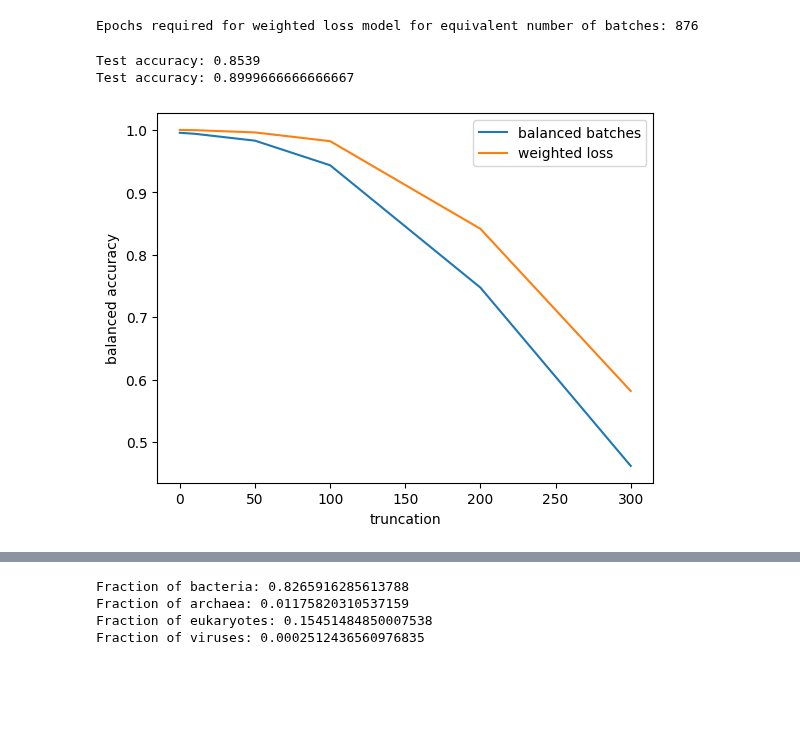
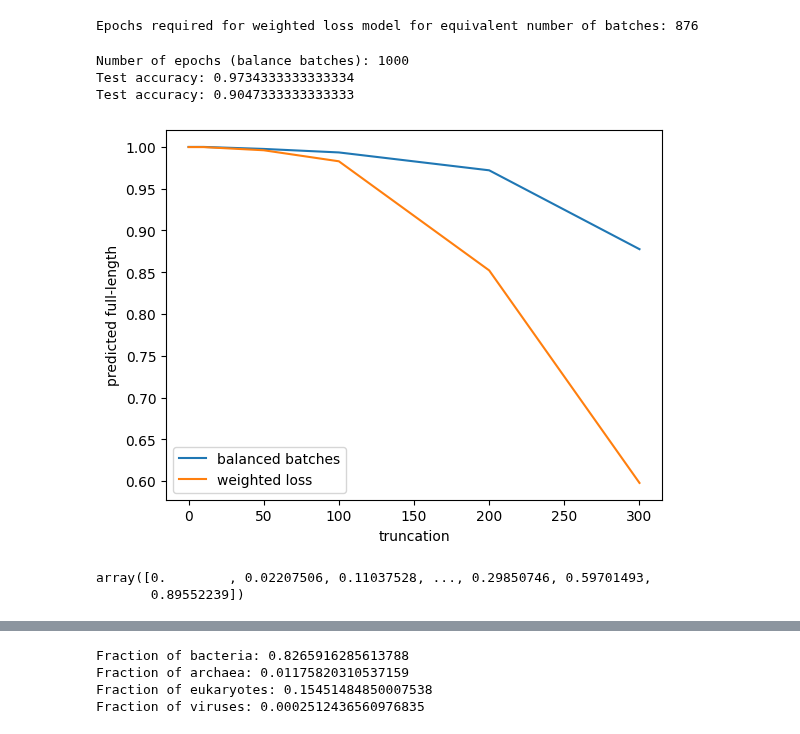
Before and after one commit to pipparichter/selenobot, a Jupyter notebook: notebooks/sandbox.ipynb, the cells around one changed output, grey strips where cells are left out. Drawn from its saved outputs; the diff is of its cells as text; code cells hidden in the pictures; blank space fills up the shorter version.

```diff
--- a/notebooks/sandbox.ipynb
+++ b/notebooks/sandbox.ipynb
@@ -34,0 +65,16 @@ SCRIPTS_DIR = os.path.join(ROOT_DIR, 'scripts') # Get the path where results are
+# %%
+sec_df = pd.read_csv(os.path.join(DATA_DIR, 'uniprot_sec.csv'))
+
+filtered_sec_df = []
+for row in sec_df.itertuples():
+    if type(row.non_terminal_residue) == str:
+        positions = row.non_terminal_residue.split(',')
+        if '1' not in positions:
+            filtered_sec_df.append(row)
+    elif np.isnan(row.non_terminal_residue):
+        filtered_sec_df.append(row)
+    else:
+        raise Exception('This shouldn\'t happen.')
+
+filtered_sec_df = pd.DataFrame(filtered_sec_df)
+print(len(filtered_sec_df), 'out of', len(sec_df), 'selenoproteins are OK to include.')
@@ -74,7 +179,8 @@ print('Mean truncation amount:', np.mean(truncation_amounts))
 
 # short_proteins_df = test_df[test_df.length < 100].sample(5000)
 # # print(len(short_proteins_df), 'sequences in the test dataset with length < 100')
-df = test_df[test_df.length > 300].sample(5000) # Down-sample to reduce computation.
+# df = test_df[test_df.length > 300].sample(5000) # Down-sample to reduce computation.
+df = sample(test_df, n=10000) # Down-sample to reduce computation.
 # print(len(longer_proteins_df), 'sequences in the test dataset with length > 300')
 
 trunc_df = []
@@ -84,13 +190,17 @@ for id_, row in zip(df.index, df.to_dict(orient='records', index=True)):
     trunc_df.append(row)
 
     seq = row['seq']
-    for n in [10, 50, 100, 200, 300]:
+    for r in 0.1 * np.arange(10):
         row = row.copy()
-        row['truncation'] = n
-        row['seq'] = seq[:-n]
-        row['id'] = id_ + f'[{n}]'
+        t = int(len(row['seq']) * r)
+        row['truncation_ratio'] = r
+        row['truncation_size'] = t
+        row['seq'] = seq[:-t]
+        row['id'] = id_ + f'[{int(r * 10)}%]'
         trunc_df.append(row)
 trunc_df = pd.DataFrame(trunc_df).set_index('id')
+
+print(f'\nWriting {len(trunc_df)} truncated sequences to {os.path.join(DATA_DIR, 'uniprot_truncated.csv')}')
 trunc_df.to_csv(os.path.join(DATA_DIR, 'uniprot_truncated.csv'))
 # %% [output]
 67068 full-length non-selenoproteins in the dataset.
@@ -125,32 +278,43 @@ print('Epochs required for weighted loss model for equivalent number of batches:
 Epochs required for weighted loss model for equivalent number of batches: 876
 # %%
 dataset = Dataset.from_hdf(os.path.join(DATA_DIR, 'uniprot_truncated.h5'), feature_type='plm')
-model_balance_batches = Classifier.load(os.path.join(MODELS_DIR, 'model_balance_batches_smaller.pkl'))
-model_weighted_loss = Classifier.load(os.path.join(MODELS_DIR, 'model_weighted_loss_smaller.pkl'))
+model_balance_batches = Classifier.load(os.path.join(MODELS_DIR, 'model_balance_batches.pkl'))
+model_weighted_loss = Classifier.load(os.path.join(MODELS_DIR, 'model_weighted_loss.pkl'))
+
+# print('Number of instances seen (balance batches):', model_balance_batches.instances_seen_during_training)
+print('Number of epochs (balance batches):', model_balance_batches.epochs)
+# print('Number of instances seen (weighted loss):', model_weighted_loss.instances_seen_during_training)
 
 fig, ax = plt.subplots()
 
 for model in [model_balance_batches, model_weighted_loss]:
     predictions = model.predict(dataset)
 
     print('Test accuracy:', balanced_accuracy_score(dataset.labels, predictions))
 
     trunc_df = dataset.metadata
     trunc_df['prediction'] = predictions
 
     x_vals, y_vals = [], []
     for t, df in trunc_df.groupby('truncation'):
         acc = balanced_accuracy_score(df.label.values, df.prediction.values)
         y_vals.append(acc)
         x_vals.append(t)
 
     ax.plot(x_vals, y_vals)
 
 ax.set_xlabel('truncation')
-ax.set_ylabel('balanced accuracy')
+ax.set_ylabel('predicted full-length')
 ax.legend(['balanced batches', 'weighted loss'])
 plt.show()
 # %% [output]
-Test accuracy: 0.8539
-Test accuracy: 0.8999666666666667
+Number of epochs (balance batches): 1000
+Test accuracy: 0.9734333333333334
+Test accuracy: 0.9047333333333333
-[figure, old version]
+[figure, new version]
+# %%
+dataset.metadata
+dataset.metadata.truncation.values / dataset.metadata.length.values
+# %% [output]
+array([0.        , 0.02207506, 0.11037528, ..., 0.29850746, 0.59701493,
+       0.89552239])
```
Also changed, not shown: parts of 13 cells of this notebook, 4 other files.
